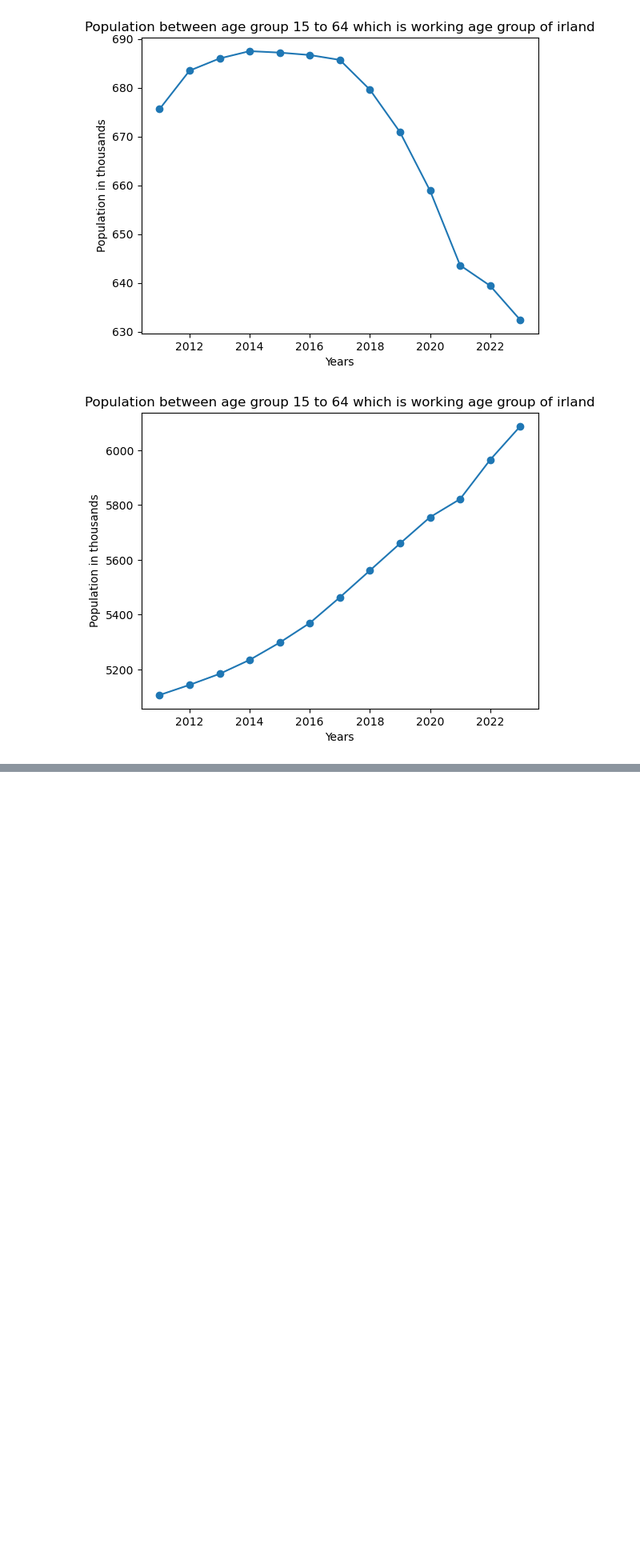
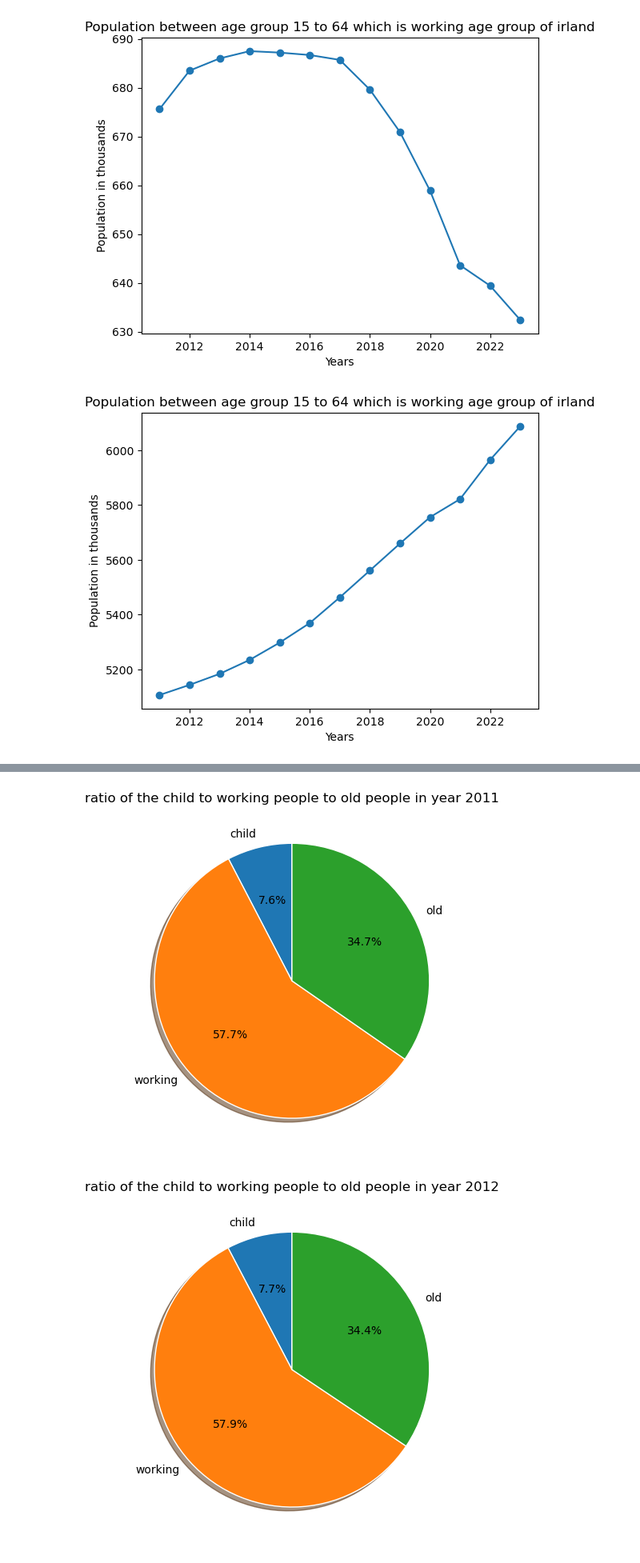
Before and after one commit to shyamghan17/Assignments, a Jupyter notebook: CA1 | Analytics on Population of Ireland.ipynb, the cells around one changed output, grey strips where cells are left out. Shown at 80% size. Drawn from its saved outputs; the diff is of its cells as text; code cells hidden in the pictures; blank space fills up the shorter version.

Commit message:
done pie cahart/ ramaining boxplot for the charts

```diff
--- a/CA1 | Analytics on Population of Ireland.ipynb
+++ b/CA1 | Analytics on Population of Ireland.ipynb
@@ -564,0 +559,4 @@ plt.show()
+# %%
+data_frame= [child_pop,ealder_pop, working_age_grp]
+data_frame = pd.concat([child_pop['year'], child_pop['value'],ealder_pop['value'], working_age_grp['value']],keys= ['year', 'child', 'working', 'old'], axis=1).reset_index(drop=True)
+data_frame
@@ -564,0 +578,13 @@ plt.show()
+# %%
+
+
+for i in range(0,len(data_frame), 1):
+    for_pie = (data_frame.iloc[i, 1], data_frame.iloc[i, 2], data_frame.iloc[i, 3])
+    years = data_frame.iloc[i,0]
+    plt.pie(for_pie, labels=['child', 'working', 'old'], shadow=True, startangle=90, autopct='%1.1f%%',  wedgeprops={'edgecolor': '#ffffff'} )
+    plt.title(f'ratio of the child to working people to old people in year {years}')
+    plt.tight_layout()
+    plt.show()
+# %% [output]
+[figure, added]
+[figure, added]
```
Also changed, not shown: parts of 4 cells of this notebook.
